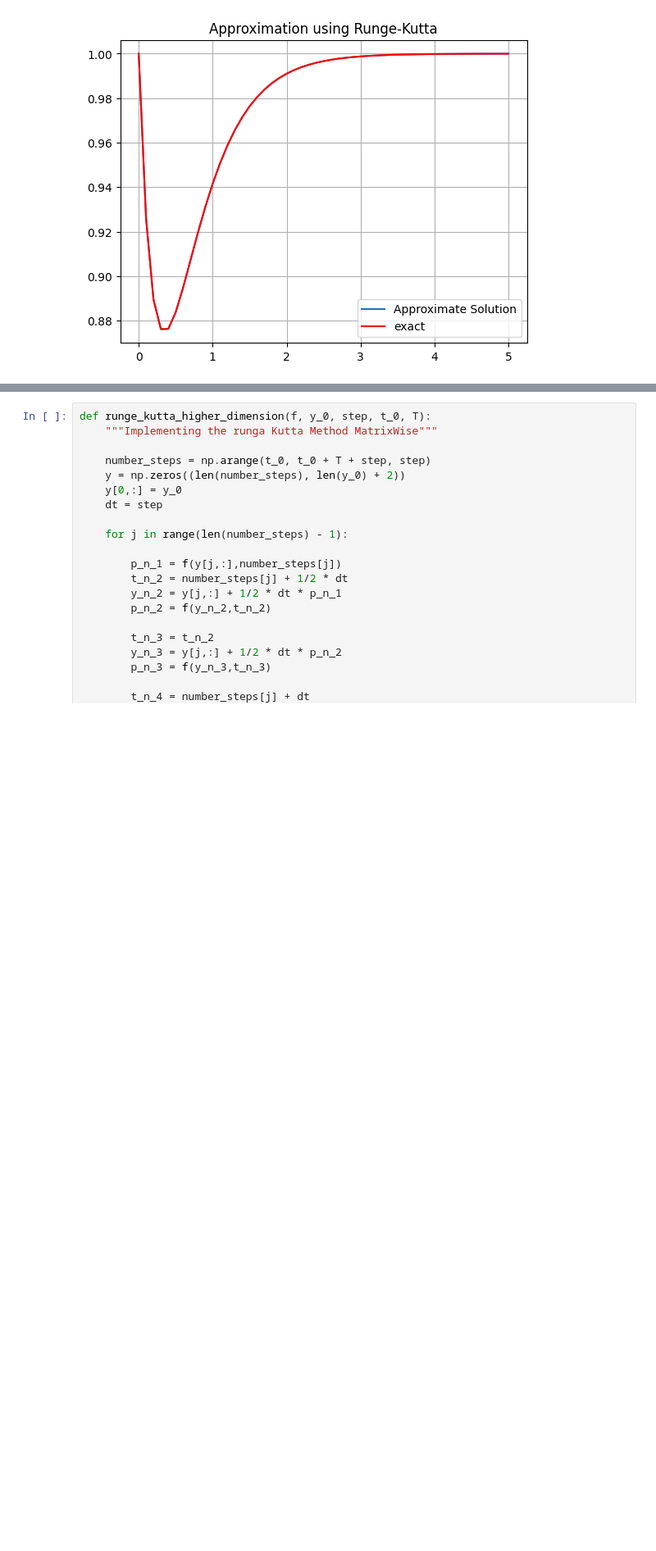
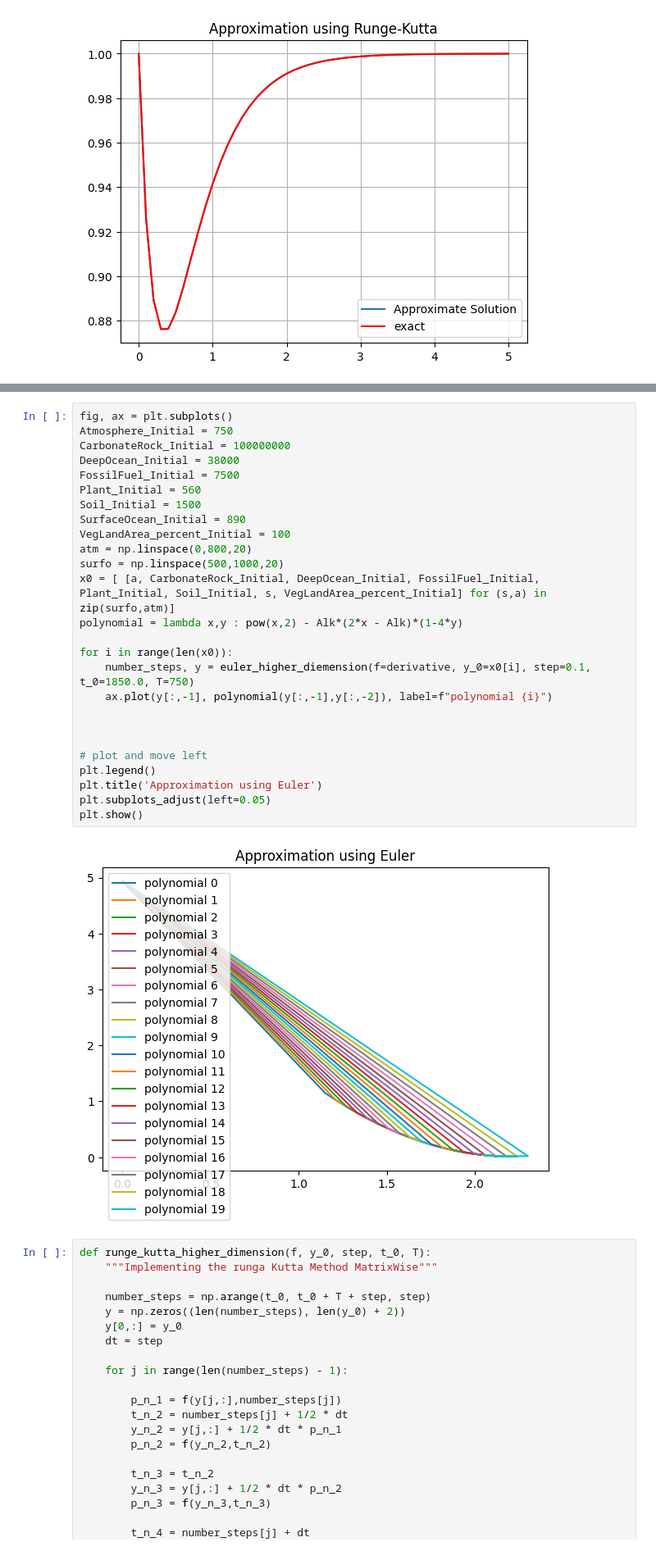
Before and after one commit to KHOUTAIBI/NumericalAnalysis, a Jupyter notebook: python/climate.ipynb, the cells around one changed output, grey strips where cells are left out. Shown at 82% size. Saved outputs shown, nothing was run; the diff lists cells and outputs as text; blank space fills up the shorter version.

```diff
--- a/python/climate.ipynb
+++ b/python/climate.ipynb
@@ -147,3 +161,31 @@ plt.show()
+# %%
+fig, ax = plt.subplots()
+Atmosphere_Initial = 750
+CarbonateRock_Initial = 100000000
+DeepOcean_Initial = 38000
+FossilFuel_Initial = 7500
+Plant_Initial = 560
+Soil_Initial = 1500
+SurfaceOcean_Initial = 890
+VegLandArea_percent_Initial = 100
+atm = np.linspace(0,800,20)
+surfo = np.linspace(500,1000,20)
+x0 = [ [a, CarbonateRock_Initial, DeepOcean_Initial, FossilFuel_Initial, Plant_Initial, Soil_Initial, s, VegLandArea_percent_Initial] for (s,a) in zip(surfo,atm)]
+polynomial = lambda x,y : pow(x,2) - Alk*(2*x - Alk)*(1-4*y)
+
+for i in range(len(x0)):
+    number_steps, y = euler_higher_diemension(f=derivative, y_0=x0[i], step=0.1, t_0=1850.0, T=750)
+    ax.plot(y[:,-1], polynomial(y[:,-1],y[:,-2]), label=f"polynomial {i}")
+
+
+
+# plot and move left
+plt.legend()
+plt.title('Approximation using Euler')
+plt.subplots_adjust(left=0.05)
+plt.show()
+# %% [output]
+[figure, added]
 # %%
 def runge_kutta_higher_dimension(f, y_0, step, t_0, T):
     """Implementing the runga Kutta Method MatrixWise"""
```
Also changed, not shown: parts of 4 cells of this notebook.
